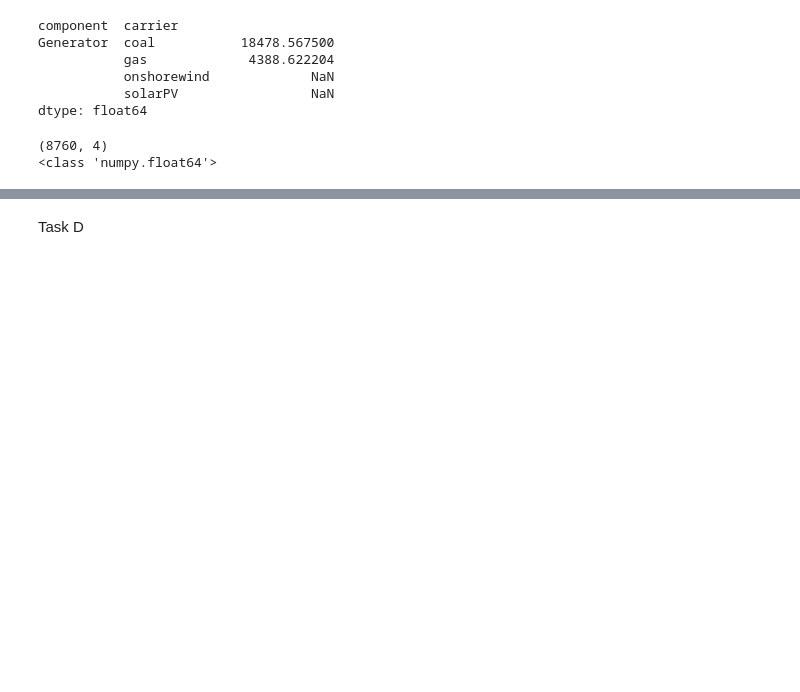
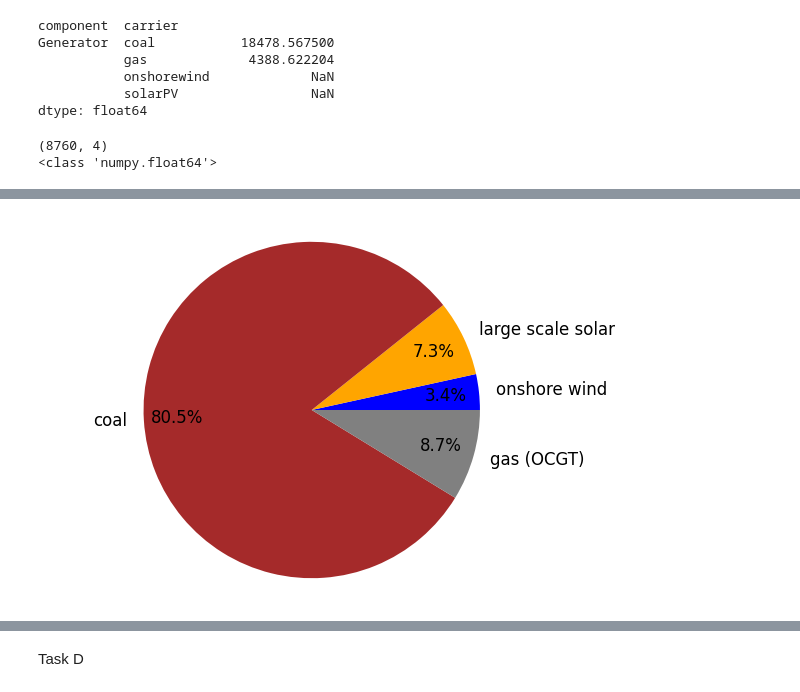
Before and after one commit to Anastasia99-gif/IEG2026, a Jupyter notebook: Assignment 1.ipynb, the cells around one changed output, grey strips where cells are left out. Saved outputs shown, nothing was run; the diff lists cells and outputs as text; code cells hidden in the pictures; blank space fills up the shorter version.

```diff
--- a/Assignment 1.ipynb
+++ b/Assignment 1.ipynb
@@ -715,12 +791,3 @@ n.add("StorageUnit",
             efficiency_store=0.96,
             max_hours=2,
             cyclic_state_of_charge=True,)
-
-# Co2 Cap
-n.add(
-    "GlobalConstraint",
-    "CO2Limit",
-    carrier_attribute="co2_emissions",
-    sense="<=",
-    constant=152000000, #152MtCO2
-)
@@ -737,34 +819,35 @@ n.generators_t.p.loc["2015-01"].plot.area(figsize=(12, 4), ylabel="dispatch", co
 # %%
 labels = ['onshore wind',
             #'offshore wind',
             'large scale solar',
             'coal',
             'gas (OCGT)']
 
 sizes = [n.generators_t.p['onshorewind'].sum(),
          #n.generators_t.p['offshorewind'].sum(),
          n.generators_t.p['PV'].sum(),
          n.generators_t.p['coal'].sum(),
          n.generators_t.p['OCGT'].sum()]
 
 colors=['blue', 'orange', 'brown', 'grey']
 
 plt.figure(figsize=(6, 4))
 plt.pie(
     sizes,
     colors=colors,
     labels=labels,
-    autopct='%1.1f%%',  # Show percentages with 1 decimal place
+    autopct='%1.1f%%',
     pctdistance=0.8,
     textprops={'fontsize': 12},
-    startangle=0,      # Optional: rotate start for aesthetic
+    startangle=0,
     wedgeprops={'linewidth': 0}
 )
-plt.axis('equal')  # Keeps pie chart circular
-plt.legend(fancybox=True, shadow=True, loc='right')
-#plt.title('Generation Mix', y=1.07, fontsize=18)
+plt.axis('equal')
+# Legend removed
 plt.tight_layout()
 plt.show()
+# %% [output]
+[figure, added]
 # %%
 # Storage installed capacity
 print(f"Installed capacity of storage: {n.storage_units.p_nom_opt.loc['battery'] / 1e3} GW")
```
Also changed, not shown: parts of 19 cells of this notebook.
